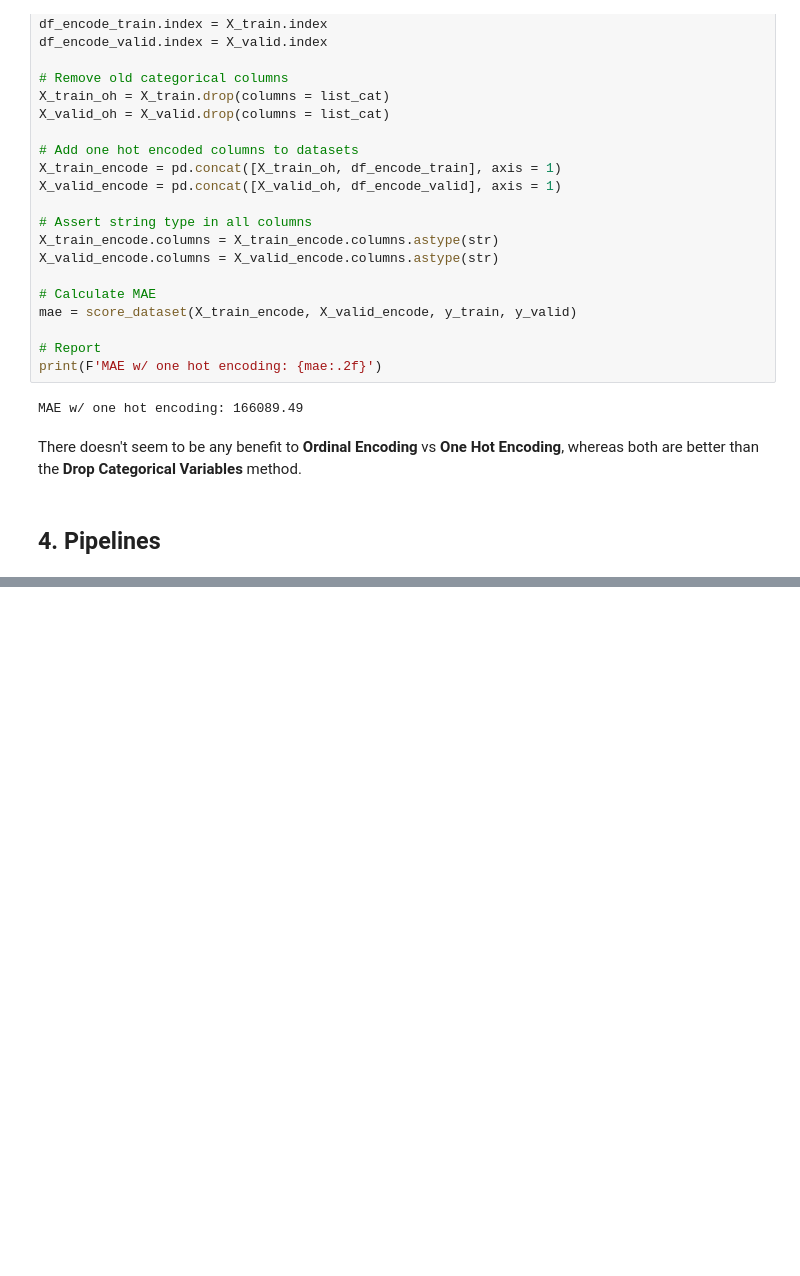
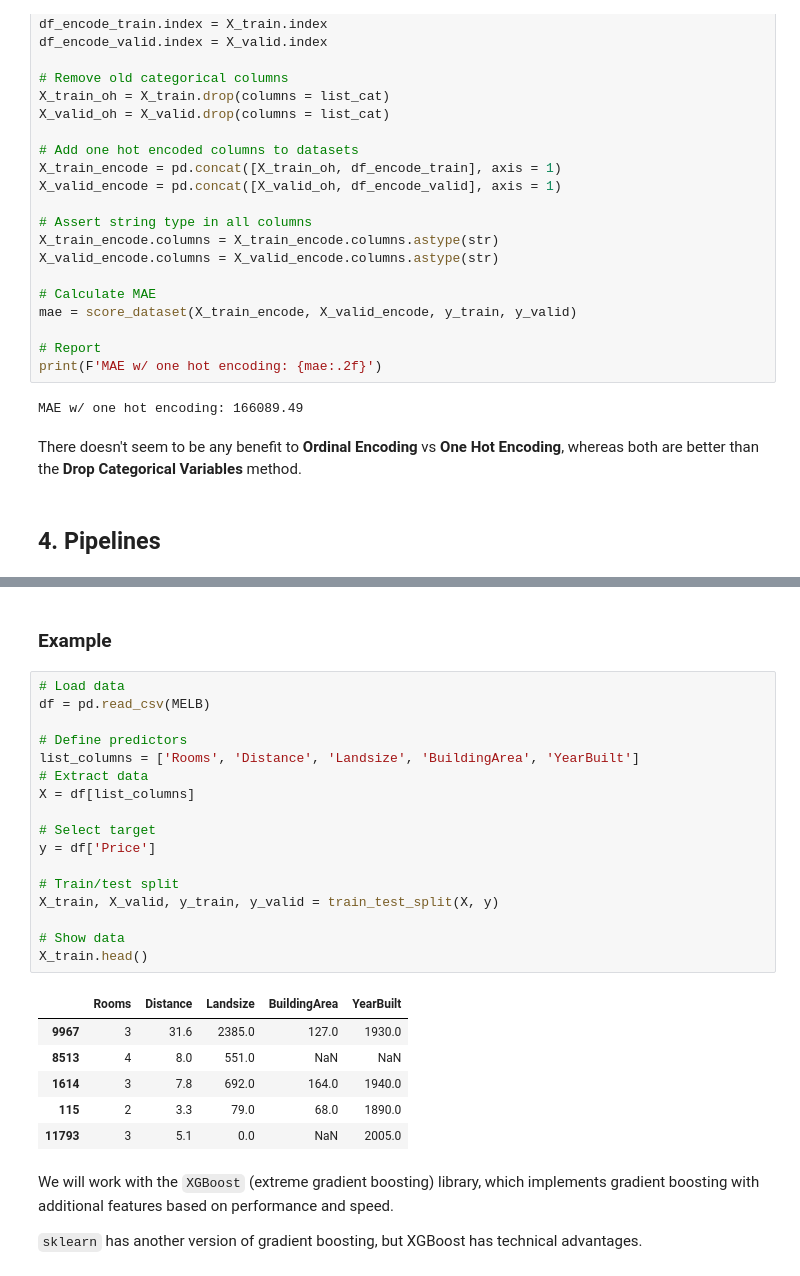
Before and after one commit to romanbaptista/general, a Jupyter notebook: tutorials/_kaggle - Intermediate Machine Learning.ipynb, the cells around one changed output, grey strips where cells are left out. Saved outputs shown, nothing was run; the diff lists cells and outputs as text; blank space fills up the shorter version.

```diff
--- a/tutorials/_kaggle - Intermediate Machine Learning.ipynb
+++ b/tutorials/_kaggle - Intermediate Machine Learning.ipynb
@@ -436,0 +657,30 @@ There doesn't seem to be any benefit to **Ordinal Encoding** vs **One Hot Encodi
+# %% [markdown]
+### Example
+# %%
+# Load data
+df = pd.read_csv(MELB)
+
+# Define predictors
+list_columns = ['Rooms', 'Distance', 'Landsize', 'BuildingArea', 'YearBuilt']
+# Extract data
+X = df[list_columns]
+
+# Select target
+y = df['Price']
+
+# Train/test split
+X_train, X_valid, y_train, y_valid = train_test_split(X, y)
+
+# Show data
+X_train.head()
+# %% [output]
+|  | Rooms | Distance | Landsize | BuildingArea | YearBuilt |
+| 9967 | 3 | 31.6 | 2385.0 | 127.0 | 1930.0 |
+| 8513 | 4 | 8.0 | 551.0 | NaN | NaN |
+| 1614 | 3 | 7.8 | 692.0 | 164.0 | 1940.0 |
+| 115 | 2 | 3.3 | 79.0 | 68.0 | 1890.0 |
+| 11793 | 3 | 5.1 | 0.0 | NaN | 2005.0 |
+# %% [markdown]
+We will work with the `XGBoost` (extreme gradient boosting) library, which implements gradient boosting with additional features based on performance and speed.
+
+`sklearn` has another version of gradient boosting, but XGBoost has technical advantages.
```
Also changed, not shown: parts of 63 cells of this notebook, 1 other file.
